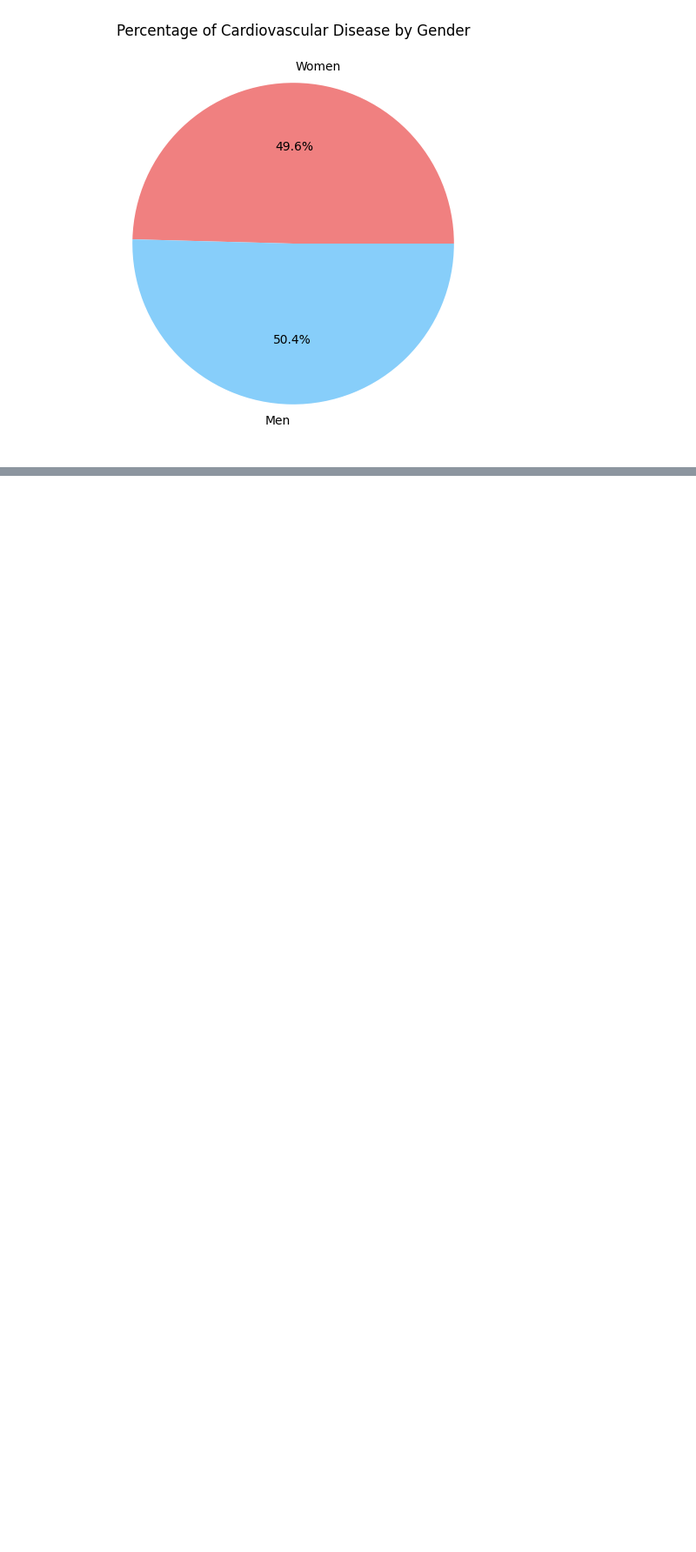
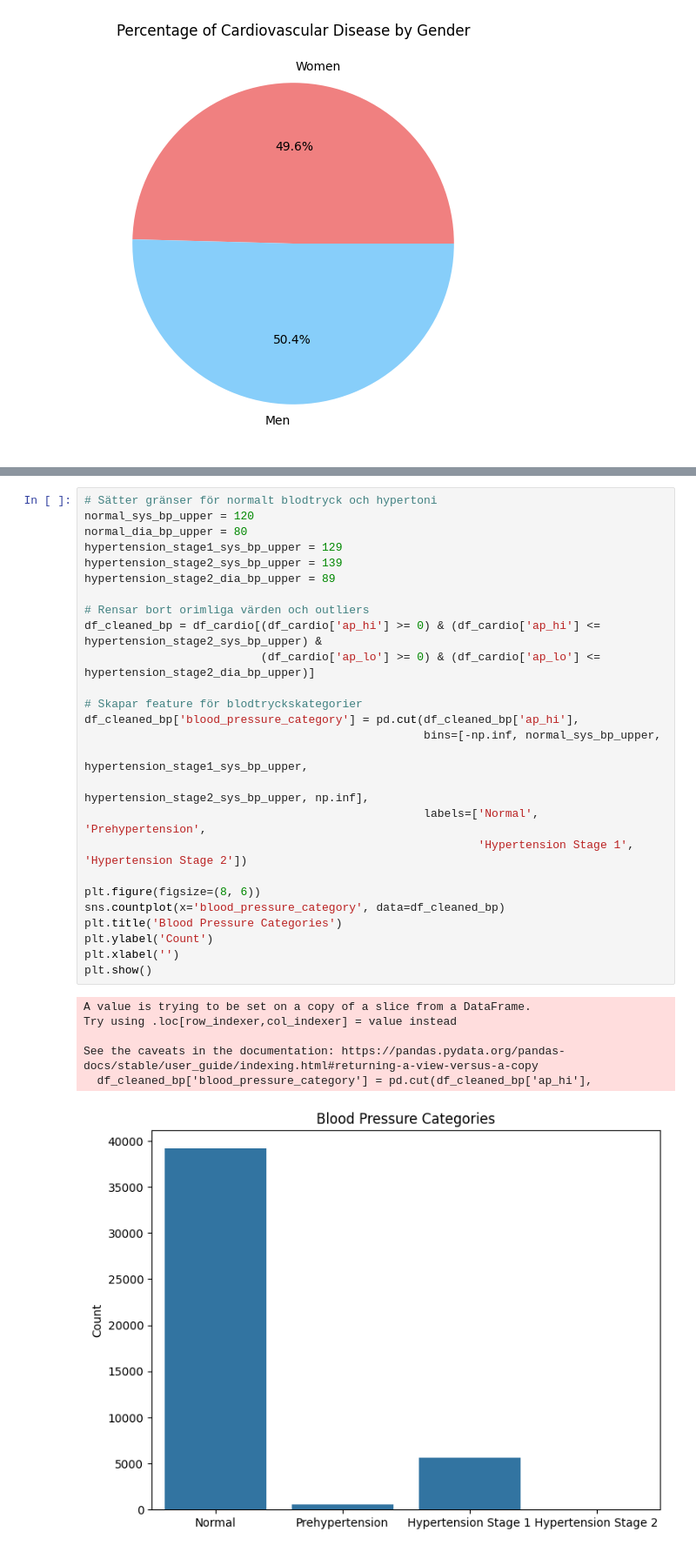
Before and after one commit to SandraAnder/AI-Sandra-Andersson-OPA23, a Jupyter notebook: labs/Lab1/Lab1.ipynb, the cells around one changed output, grey strips where cells are left out. Shown at 87% size. Cells and saved outputs as stored; diff of their text form; blank space fills up the shorter version.

```diff
--- a/labs/Lab1/Lab1.ipynb
+++ b/labs/Lab1/Lab1.ipynb
@@ -717,0 +727,33 @@ See the caveats in the documentation: https://pandas.pydata.org/pandas-docs/stab
+# %%
+# Sätter gränser för normalt blodtryck och hypertoni
+normal_sys_bp_upper = 120
+normal_dia_bp_upper = 80
+hypertension_stage1_sys_bp_upper = 129
+hypertension_stage2_sys_bp_upper = 139
+hypertension_stage2_dia_bp_upper = 89
+
+# Rensar bort orimliga värden och outliers
+df_cleaned_bp = df_cardio[(df_cardio['ap_hi'] >= 0) & (df_cardio['ap_hi'] <= hypertension_stage2_sys_bp_upper) &
+                          (df_cardio['ap_lo'] >= 0) & (df_cardio['ap_lo'] <= hypertension_stage2_dia_bp_upper)]
+
+# Skapar feature för blodtryckskategorier
+df_cleaned_bp['blood_pressure_category'] = pd.cut(df_cleaned_bp['ap_hi'],
+                                                  bins=[-np.inf, normal_sys_bp_upper,
+                                                        hypertension_stage1_sys_bp_upper,
+                                                        hypertension_stage2_sys_bp_upper, np.inf],
+                                                  labels=['Normal', 'Prehypertension',
+                                                          'Hypertension Stage 1', 'Hypertension Stage 2'])
+
+plt.figure(figsize=(8, 6))
+sns.countplot(x='blood_pressure_category', data=df_cleaned_bp)
+plt.title('Blood Pressure Categories')
+plt.ylabel('Count')
+plt.xlabel('')
+plt.show()
+# %% [output]
+A value is trying to be set on a copy of a slice from a DataFrame.
+Try using .loc[row_indexer,col_indexer] = value instead
+
+See the caveats in the documentation: https://pandas.pydata.org/pandas-docs/stable/user_guide/indexing.html#returning-a-view-versus-a-copy
+  df_cleaned_bp['blood_pressure_category'] = pd.cut(df_cleaned_bp['ap_hi'],
+[figure, added]
```
Also changed, not shown: parts of 9 cells of this notebook.
